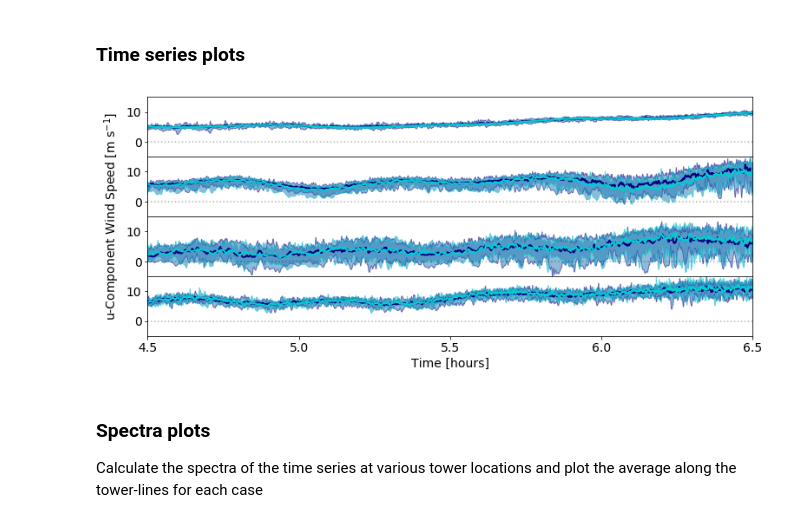
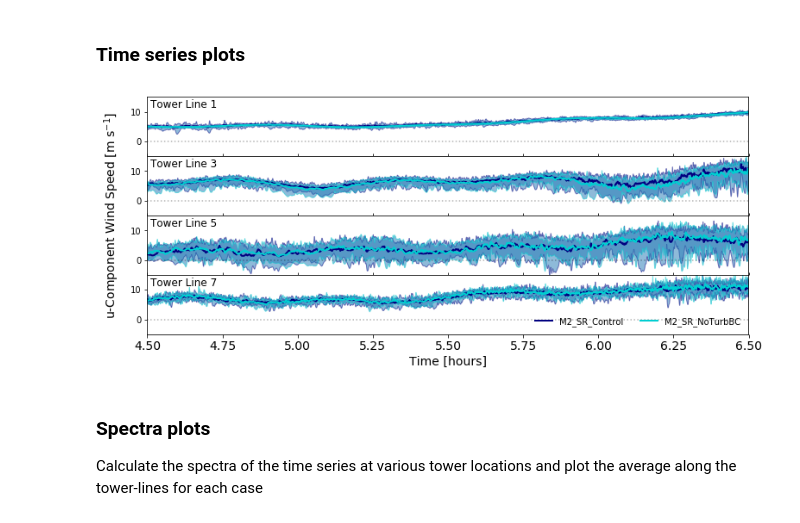
Before and after one commit to hawbecker/publications, a Jupyter notebook: ComplexTerrainNotebook.ipynb, the cells around one changed output. Drawn from its saved outputs; the diff is of its cells as text; code cells hidden in the pictures.

```diff
--- a/ComplexTerrainNotebook.ipynb
+++ b/ComplexTerrainNotebook.ipynb
@@ -164,6 +167,9 @@ avgend   = -1 # when do you want to end the averaging?
 lvl     = 5
 twrs    = [1,3,5,7]
 ntwrs   = np.shape(twrs)[0]
+lblsize = 14.0
+txtsize = 12.0
+legsize = 10.0
 # %% [markdown]
 ### Load in the data and store for manipulation & plotting
 # %%
@@ -252,59 +258,63 @@ if var == 'T':
 else:
     pltstr = '{}-Component Wind Speed [m s$^{{-1}}$]'.format(var)
 
-ytics = [1e-2,1e-1,1e0,1e1,1e2,1e3,1e4,1e5,1e6,1e7]
-xtics = np.arange(np.min(ptime),np.max(ptime)+0.1,0.5)
-txtx = 6e-5
+
 plt1 = plt.subplot2grid((ntwrs,1),(0,0),rowspan=1)
 plt2 = plt.subplot2grid((ntwrs,1),(1,0),rowspan=1,sharex=plt1)
 plt3 = plt.subplot2grid((ntwrs,1),(2,0),rowspan=1,sharex=plt1)
 plt4 = plt.subplot2grid((ntwrs,1),(3,0),rowspan=1,sharex=plt1)
 
-plt1.tick_params(labelsize=14)
-plt2.tick_params(labelsize=14)
-plt3.tick_params(labelsize=14)
-plt4.tick_params(labelsize=14)
-
-plt.setp(plt1.get_xticklabels(), visible=False)
-plt.setp(plt2.get_xticklabels(), visible=False)
-plt.setp(plt3.get_xticklabels(), visible=False)
+#plt.setp(plt1.get_xticklabels(), visible=False)
+#plt.setp(plt2.get_xticklabels(), visible=False)
+#plt.setp(plt3.get_xticklabels(), visible=False)
 plt1.axhline(0.0,c='k',ls=':',alpha=0.3)
 plt2.axhline(0.0,c='k',ls=':',alpha=0.3)
 plt3.axhline(0.0,c='k',ls=':',alpha=0.3)
 plt4.axhline(0.0,c='k',ls=':',alpha=0.3)
 ptime = time / 3600.0
+ytics = [1e-2,1e-1,1e0,1e1,1e2,1e3,1e4,1e5,1e6,1e7]
+xtics = np.arange(np.min(ptime),np.max(ptime)+0.1,0.5)
+txtx = 6e-5
 for cc in range(0,ncases):
     for tt in range(0,ntwrs):
         pmax = np.amax(tsvarfull[varind,cc,tt,:,:],axis = 0)
         pmin = np.amin(tsvarfull[varind,cc,tt,:,:],axis = 0)
         if tt == 0: plt1.fill_between(ptime,pmin,pmax,alpha=0.5,edgecolor=casec[cc],linewidth=1.0,facecolor=None)
         if tt == 1: plt2.fill_between(ptime,pmin,pmax,alpha=0.5,edgecolor=casec[cc],linewidth=1.0,facecolor=None)
         if tt == 2: plt3.fill_between(ptime,pmin,pmax,alpha=0.5,edgecolor=casec[cc],linewidth=1.0,facecolor=None)
         if tt == 3: plt4.fill_between(ptime,pmin,pmax,alpha=0.5,edgecolor=casec[cc],linewidth=1.0,facecolor=None)
     for tt in range(0,ntwrs):
         pavg = np.mean(tsvarfull[varind,cc,tt,:,:],axis = 0)
-        if tt == 0: plt1.plot(ptime,pavg,color=casec[cc],linewidth=2.0)
+        if tt == 0: plt1.plot(ptime,pavg,color=casec[cc],linewidth=2.0,label=cases[cc])
         if tt == 1: plt2.plot(ptime,pavg,color=casec[cc],linewidth=2.0)
         if tt == 2: plt3.plot(ptime,pavg,color=casec[cc],linewidth=2.0)
-        if tt == 3: plt4.plot(ptime,pavg,color=casec[cc],linewidth=2.0)
+        if tt == 3: plt4.plot(ptime,pavg,color=casec[cc],linewidth=2.0,label=cases[cc])
 
 
 plt.xlim(np.min(ptime),np.max(ptime))
 
 plt1.set_ylim((ybot,ytop))
 plt2.set_ylim((ybot,ytop))
 plt3.set_ylim((ybot,ytop))
 plt4.set_ylim((ybot,ytop))
 
-plt1.tick_params(axis='x',size=0)
-plt2.tick_params(axis='x',size=0)
-plt3.tick_params(axis='x',size=0)
-plt4.set_xticks(xtics)
-plt3.text(4.35,ytop,'{}'.format(pltstr),rotation=90,size=14,va='center')
-plt4.set_xlabel('Time [hours]',size=14)
+plt1.text(4.51,0.95*ytop,'Tower Line %d' % twrs[0],ha='left',va='top',size=txtsize)
+plt2.text(4.51,0.95*ytop,'Tower Line %d' % twrs[1],ha='left',va='top',size=txtsize)
+plt3.text(4.51,0.95*ytop,'Tower Line %d' % twrs[2],ha='left',va='top',size=txtsize)
+plt4.text(4.51,0.95*ytop,'Tower Line %d' % twrs[3],ha='left',va='top',size=txtsize)
+plt1.tick_params(labelsize=lblsize,axis='x',direction='in',labelbottom=False)
+plt2.tick_params(labelsize=lblsize,axis='x',direction='in',labelbottom=False)
+plt3.tick_params(labelsize=lblsize,axis='x',direction='in',labelbottom=False)
+plt4.tick_params(labelsize=lblsize,axis='x',direction='out')
+
+#plt4.set_xticks(xtics)
+plt3.text(4.35,ytop,'{}'.format(pltstr),rotation=90,size=lblsize,va='center')
+plt4.set_xlabel('Time [hours]',size=lblsize)
+plt4.legend(frameon=False,loc=4,fontsize=legsize,ncol=2)
+
 plt.show()
 # %% [output]
-[figure, old version]
+[figure, new version]
 # %% [markdown]
 ### Spectra plots
 Calculate the spectra of the time series at various tower locations and plot the average along the tower-lines for each case
```
Also changed, not shown: parts of 5 cells of this notebook.
